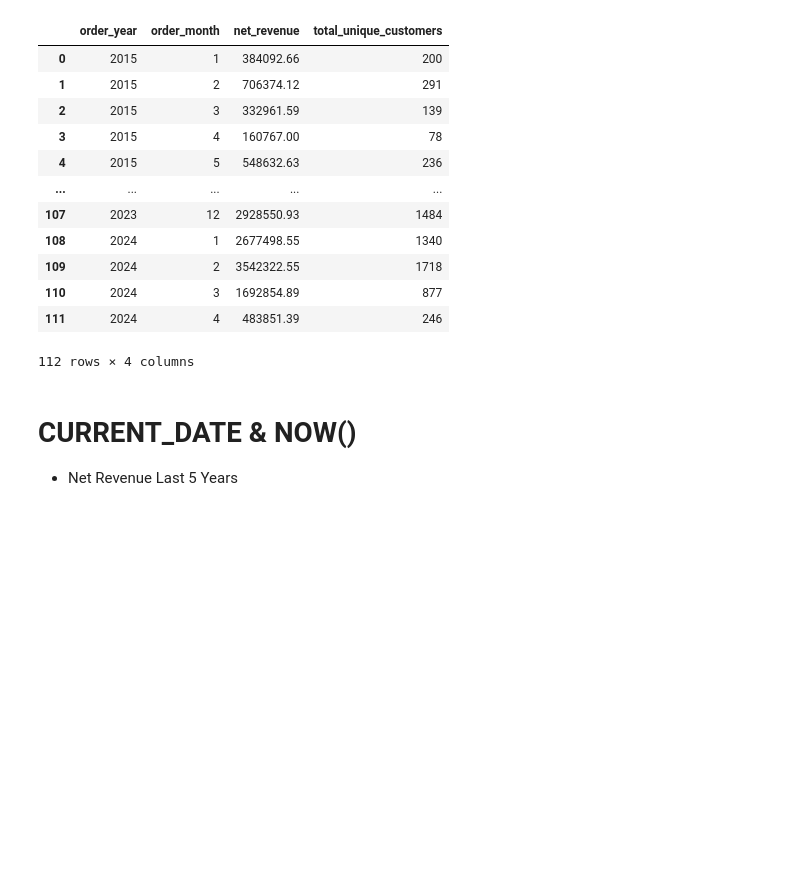
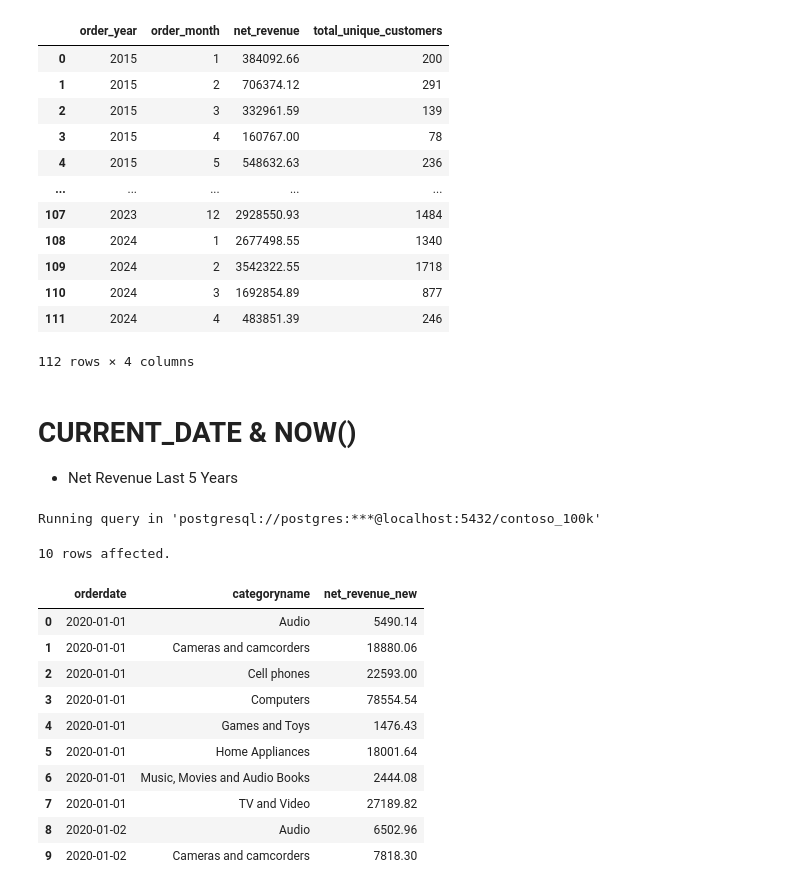
Before and after one commit to Dinesh-yadav23/My-sql-project, a Jupyter notebook: Resources/Blank_SQL_Notebook.ipynb, the cells around one changed output. Cells and saved outputs as stored; diff of their text form; code cells hidden in the pictures; blank space fills up the shorter version.

```diff
--- a/Resources/Blank_SQL_Notebook.ipynb
+++ b/Resources/Blank_SQL_Notebook.ipynb
@@ -470,3 +470,36 @@ Running query in 'postgresql://postgres:***@localhost:5432/contoso_100k'
 # **CURRENT_DATE & NOW()**
 
 *   Net Revenue Last 5 Years
+# %%
+%%sql
+
+SELECT
+ s.orderdate,
+ p.categoryname,
+ SUM(s.quantity * s.netprice * s.exchangerate) AS net_revenue_new
+FROM
+ sales s
+LEFT JOIN product p ON s.productkey = p.productkey
+WHERE
+  EXTRACT(YEAR FROM orderdate) >=  EXTRACT(YEAR FROM CURRENT_DATE) - 5
+GROUP BY
+ s.orderdate,
+ p.categoryname
+ORDER BY
+ s.orderdate,
+ p.categoryname
+LIMIT 10
+# %% [output]
+Running query in 'postgresql://postgres:***@localhost:5432/contoso_100k'
+10 rows affected.
+|  | orderdate | categoryname | net_revenue_new |
+| 0 | 2020-01-01 | Audio | 5490.14 |
+| 1 | 2020-01-01 | Cameras and camcorders | 18880.06 |
+| 2 | 2020-01-01 | Cell phones | 22593.00 |
+| 3 | 2020-01-01 | Computers | 78554.54 |
+| 4 | 2020-01-01 | Games and Toys | 1476.43 |
+| 5 | 2020-01-01 | Home Appliances | 18001.64 |
+| 6 | 2020-01-01 | Music, Movies and Audio Books | 2444.08 |
+| 7 | 2020-01-01 | TV and Video | 27189.82 |
+| 8 | 2020-01-02 | Audio | 6502.96 |
+| 9 | 2020-01-02 | Cameras and camcorders | 7818.30 |
```
Also changed, not shown: parts of 4 cells of this notebook.
